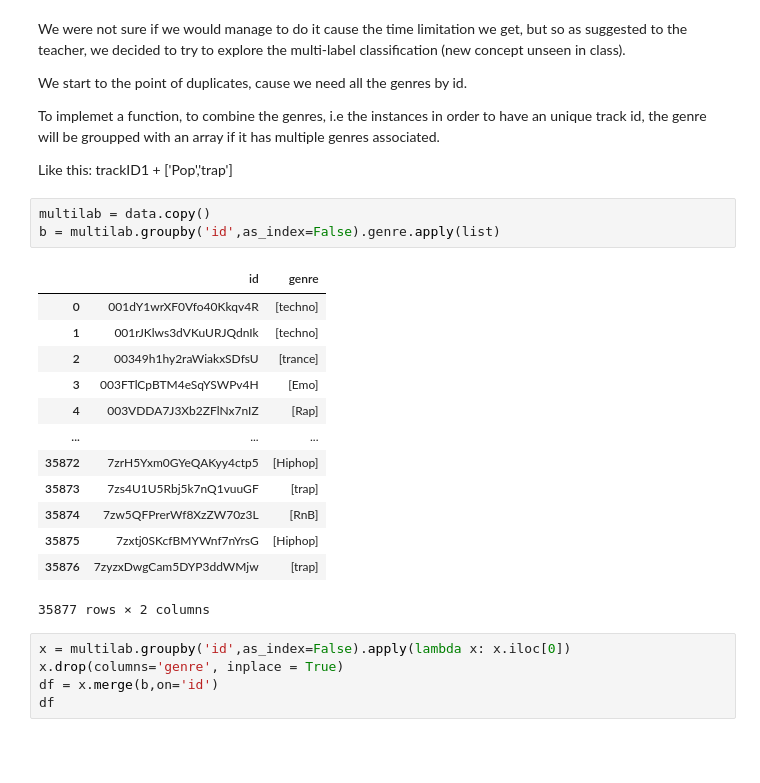
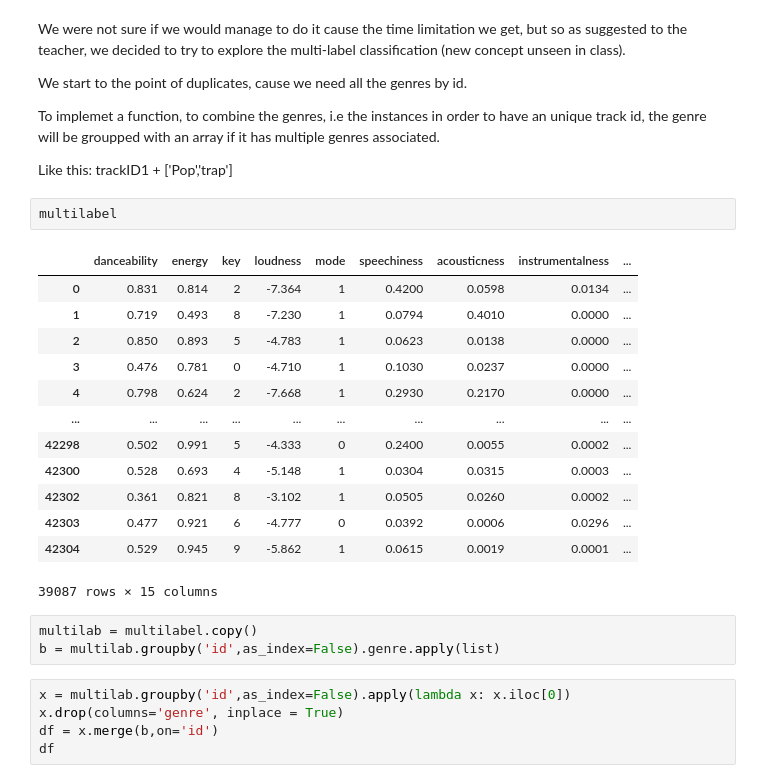
Before and after one commit to miriam-mendez/ML-Spotify, a Jupyter notebook: spotify.ipynb, the cells around one changed output. Drawn from its saved outputs; the diff is of its cells as text; blank space fills up the shorter version.

```diff
--- a/spotify.ipynb
+++ b/spotify.ipynb
@@ -508,23 +504,25 @@ To implemet a function, to combine the genres, i.e the instances in order to hav
 
 Like this:
 trackID1 + ['Pop','trap']
+# %%
+multilabel
+# %% [output]
+|  | danceability | energy | key | loudness | mode | speechiness | acousticness | instrumentalness | ... |
+| 0 | 0.831 | 0.814 | 2 | -7.364 | 1 | 0.4200 | 0.0598 | 0.0134 | ... |
+| 1 | 0.719 | 0.493 | 8 | -7.230 | 1 | 0.0794 | 0.4010 | 0.0000 | ... |
+| 2 | 0.850 | 0.893 | 5 | -4.783 | 1 | 0.0623 | 0.0138 | 0.0000 | ... |
+| 3 | 0.476 | 0.781 | 0 | -4.710 | 1 | 0.1030 | 0.0237 | 0.0000 | ... |
+| 4 | 0.798 | 0.624 | 2 | -7.668 | 1 | 0.2930 | 0.2170 | 0.0000 | ... |
+| ... | ... | ... | ... | ... | ... | ... | ... | ... | ... |
+| 42298 | 0.502 | 0.991 | 5 | -4.333 | 0 | 0.2400 | 0.0055 | 0.0002 | ... |
+| 42300 | 0.528 | 0.693 | 4 | -5.148 | 1 | 0.0304 | 0.0315 | 0.0003 | ... |
+| 42302 | 0.361 | 0.821 | 8 | -3.102 | 1 | 0.0505 | 0.0260 | 0.0002 | ... |
+| 42303 | 0.477 | 0.921 | 6 | -4.777 | 0 | 0.0392 | 0.0006 | 0.0296 | ... |
+| 42304 | 0.529 | 0.945 | 9 | -5.862 | 1 | 0.0615 | 0.0019 | 0.0001 | ... |
+39087 rows × 15 columns
 # %%
-multilab = data.copy()
+multilab = multilabel.copy()
 b = multilab.groupby('id',as_index=False).genre.apply(list)
-# %% [output]
-|  | id | genre |
-| 0 | 001dY1wrXF0Vfo40Kkqv4R | [techno] |
-| 1 | 001rJKlws3dVKuURJQdnIk | [techno] |
-| 2 | 00349h1hy2raWiakxSDfsU | [trance] |
-| 3 | 003FTlCpBTM4eSqYSWPv4H | [Emo] |
-| 4 | 003VDDA7J3Xb2ZFlNx7nIZ | [Rap] |
-| ... | ... | ... |
-| 35872 | 7zrH5Yxm0GYeQAKyy4ctp5 | [Hiphop] |
-| 35873 | 7zs4U1U5Rbj5k7nQ1vuuGF | [trap] |
-| 35874 | 7zw5QFPrerWf8XzZW70z3L | [RnB] |
-| 35875 | 7zxtj0SKcfBMYWnf7nYrsG | [Hiphop] |
-| 35876 | 7zyzxDwgCam5DYP3ddWMjw | [trap] |
-35877 rows × 2 columns
 # %%
 x = multilab.groupby('id',as_index=False).apply(lambda x: x.iloc[0])
 x.drop(columns='genre', inplace = True)
```
Also changed, not shown: parts of 12 cells of this notebook, 3 other files.
